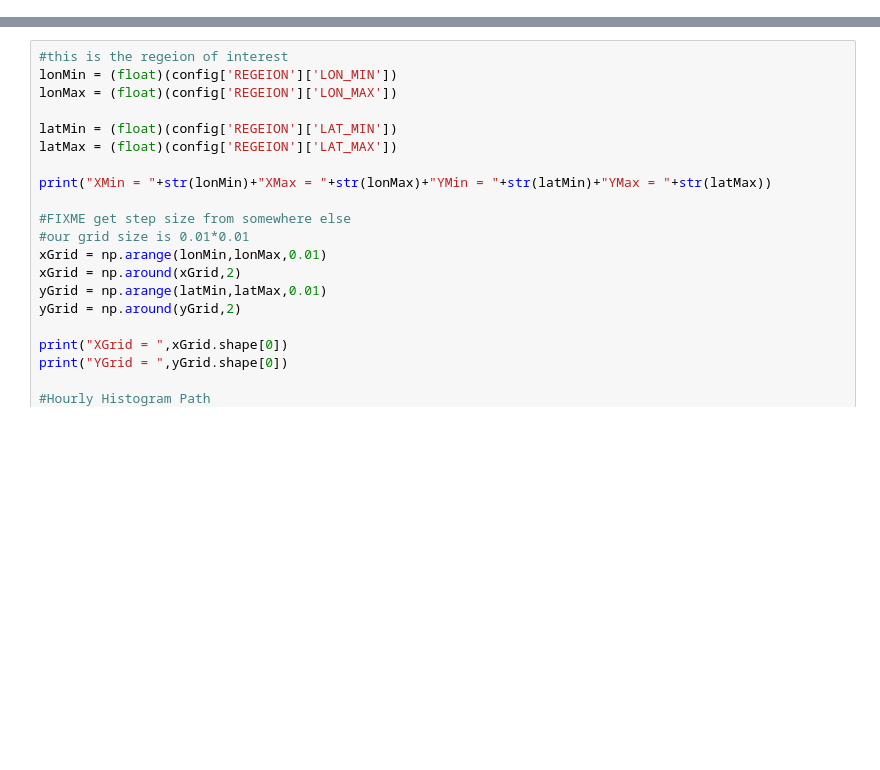
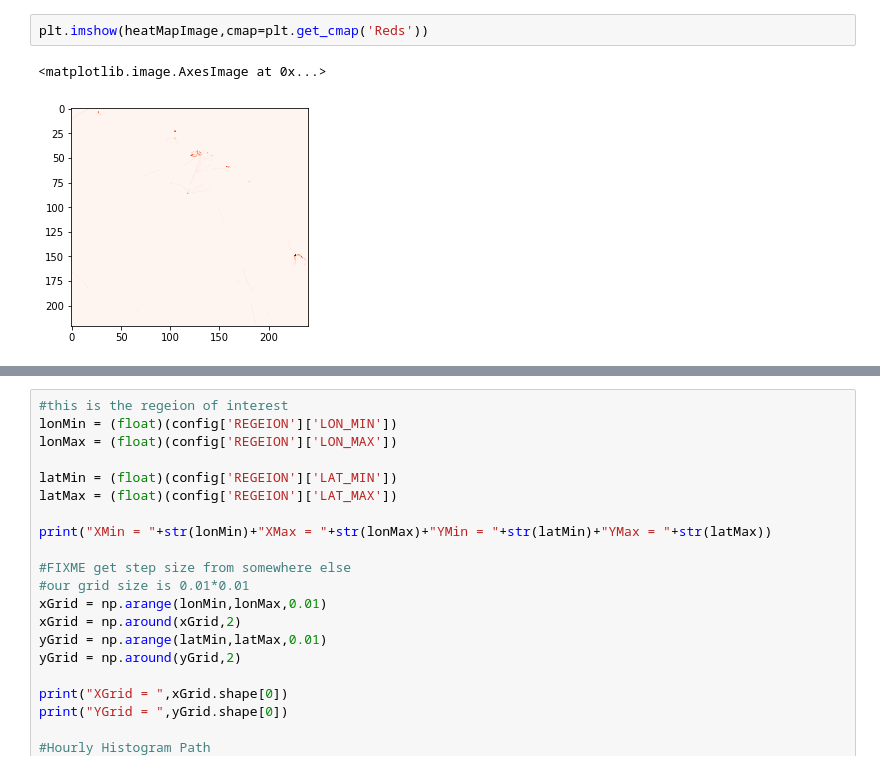
Before and after one commit to gotu0000/Conan, a Jupyter notebook: HistogramPredictGeneral.ipynb, the cells around one changed output, grey strips where cells are left out. Saved outputs shown, nothing was run; the diff lists cells and outputs as text; blank space fills up the shorter version.

```diff
--- a/HistogramPredictGeneral.ipynb
+++ b/HistogramPredictGeneral.ipynb
@@ -0,0 +52,5 @@
+# %%
+plt.imshow(heatMapImage,cmap=plt.get_cmap('Reds'))
+# %% [output]
+<matplotlib.image.AxesImage at 0x...>
+[figure, added]
```
Also changed, not shown: parts of 4 cells of this notebook, 3 other files.
